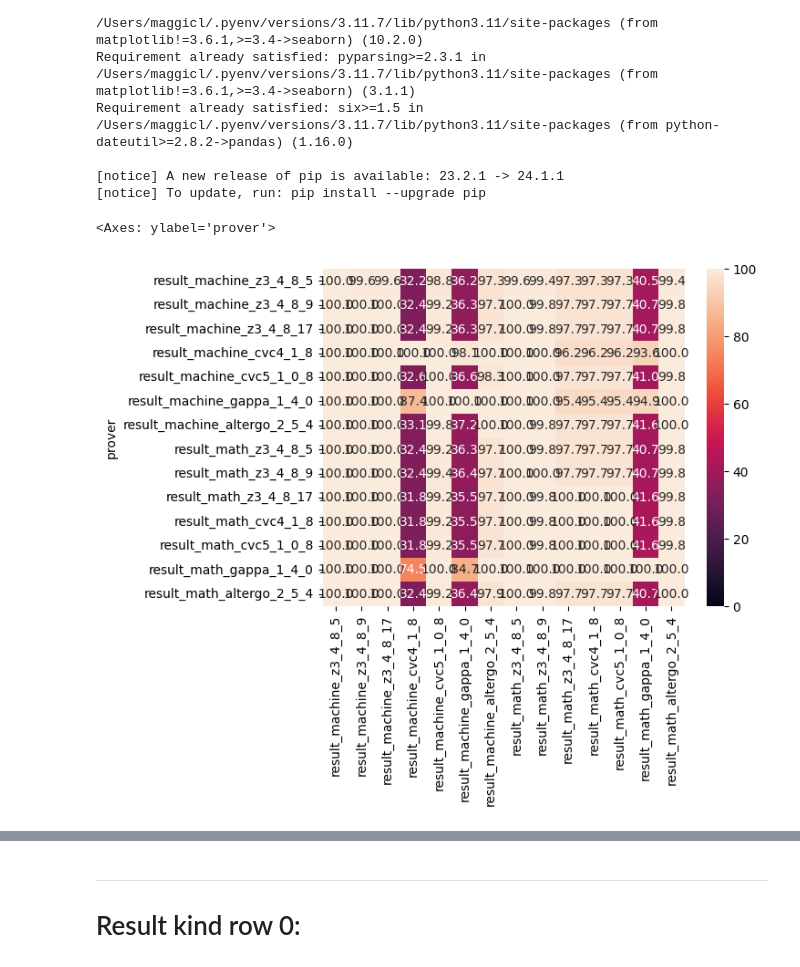
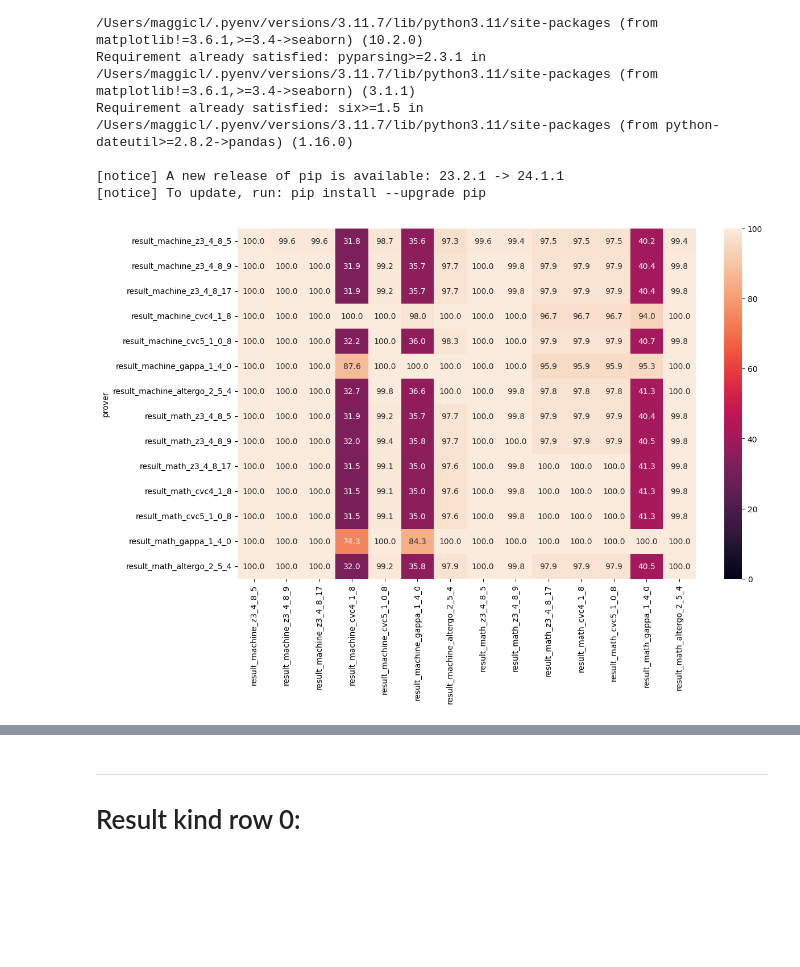
Before and after one commit to maggicl/WhyBack, a Jupyter notebook: byteback-test/data/results.ipynb, the cells around one changed output, grey strips where cells are left out. Drawn from its saved outputs; the diff is of its cells as text; code cells hidden in the pictures; blank space fills up the shorter version.

Commit message:
tests labelled

```diff
--- a/byteback-test/data/results.ipynb
+++ b/byteback-test/data/results.ipynb
@@ -35,6 +35,10 @@ kinds = ["machine", "math"]
 for kind in kinds:
     for prover in provers:
         csv = pd.read_csv("../results_" + kind + "_" + prover + ".csv")
+
+        # ArrayReverse test is wrong, exclude it
+        csv = csv.loc[~csv.goal.str.contains(".ArrayReverse.", regex=False) , :]
+
         csv = csv.rename(columns={
             'result': 'result_' + kind + "_" + prover,
             'time': 'time_' + kind + "_" + prover,
@@ -44,33 +48,33 @@ for kind in kinds:
         if df is None:
             df = csv
         else:
-            df = df
-            .merge(csv, how='outer', on=['file', 'kind', 'goal'])
+            df = df.merge(csv, how='outer', on=['file', 'kind', 'goal'])
 # %%
 # Percentage of tests that pass for every prover where they pass
 
 columns = [f"result_{k}_{p}" for k in kinds for p in provers]
 
 df_res = df.filter(regex=r'^result_') \
     .apply(lambda r: r.apply(lambda c: int(c == "Valid"))) \
     .reset_index() \
 
 dfs = []
 
 for column in columns:
     tab = df_res[df_res[column] == 1].copy(deep=True)
     count = len(tab.index)
     tab["prover"] = column
     tab = tab.groupby(["prover"]).sum()
     tab = tab.apply(lambda r: r.apply(lambda c: 100 * c / count))
     del tab['index']
     dfs.append(tab)
 
+plt.figure(1,(13,8))
 df_all = pd.concat(dfs)
 sns.heatmap(df_all, annot=True, fmt="2.1f", vmin=0, vmax=100)
+plt.show()
 # %% [output]
-<Axes: ylabel='prover'>
-[figure, old version]
+[figure, new version]
 # %%
 # Number of tests that pass for every prover where they pass
 
```
Also changed, not shown: parts of 6 cells of this notebook, 18 other files.
